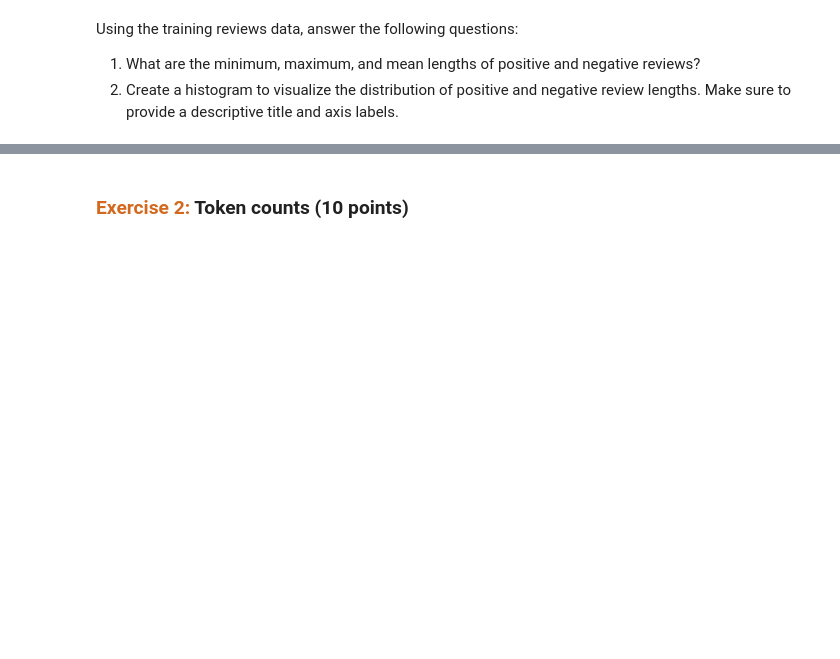
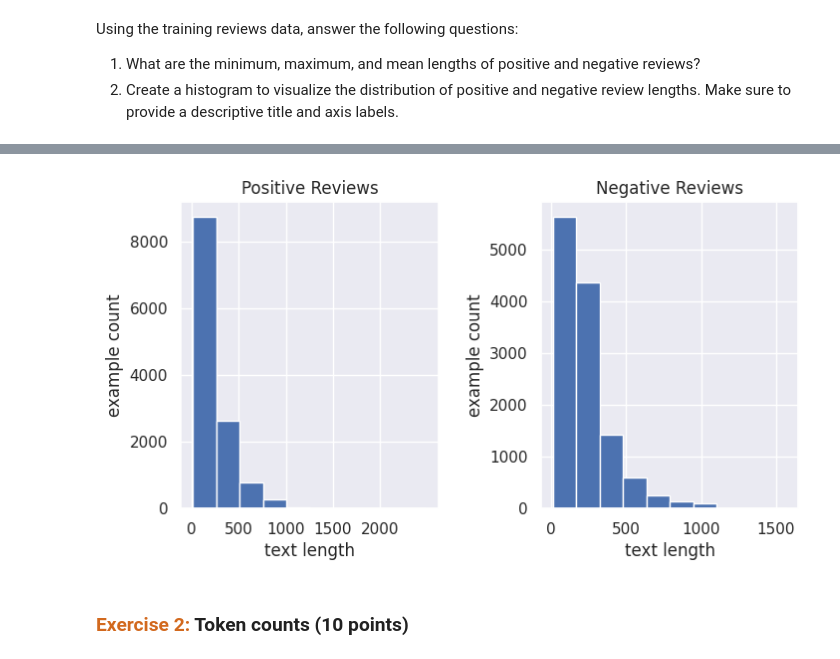
Before and after one commit to ming-berkeley/ds207_assignments, a Jupyter notebook: 09 Embeddings for Text.ipynb, the cells around one changed output, grey strips where cells are left out. Cells and saved outputs as stored; diff of their text form; code cells hidden in the pictures; blank space fills up the shorter version.

```diff
--- a/09 Embeddings for Text.ipynb
+++ b/09 Embeddings for Text.ipynb
@@ -126,0 +127,17 @@ Using the training reviews data, answer the following questions:
+# %%
+positive_reviews = [X_train[i] for i, token_id in enumerate(X_train) if Y_train[i]==1]
+negative_reviews = [X_train[i] for i, token_id in enumerate(X_train) if Y_train[i]==0]
+
+positive_reviews_len = [len(review) for review in positive_reviews]
+negative_reviews_len = [len(review) for review in negative_reviews]
+
+
+print(f"positive review")
+print(f"\tminimum lengths:{np.min(positive_reviews_len)}")
+print(f"\tmaximum lengths:{np.max(positive_reviews_len)}")
+print(f"\tmean lengths:{np.mean(positive_reviews_len)}")
+
+print(f"negative review")
+print(f"\tminimum lengths:{np.min(negative_reviews_len)}")
+print(f"\tmaximum lengths:{np.max(negative_reviews_len)}")
+print(f"\tmean lengths:{np.mean(negative_reviews_len)}")
@@ -127,3 +153,23 @@ Using the training reviews data, answer the following questions:
+# %%
+fig, axes = plt.subplots(1, 2, figsize=(8, 4))
+
+axes[0].hist(positive_reviews_len)
+axes[0].set_title("Positive Reviews")
+axes[0].set_xlabel("text length")
+axes[0].set_ylabel("example count")
+axes[0].set_xticks(range(0, 2500, 500))
+
+axes[1].set_title("Negative Reviews")
+axes[1].hist(negative_reviews_len)
+axes[1].set_xlabel("text length")
+axes[1].set_ylabel("example count")
+axes[1].set_xticks(range(0, 2000, 500))
+
+plt.subplots_adjust(wspace=0.4)
+plt.xticks()
+plt.show()
+# %% [output]
+[figure, added]
 # %% [markdown]
 ### <span style="color:chocolate">Exercise 2:</span> Token counts (10 points)
 # %% [markdown]
```
Also changed, not shown: parts of 12 cells of this notebook.
